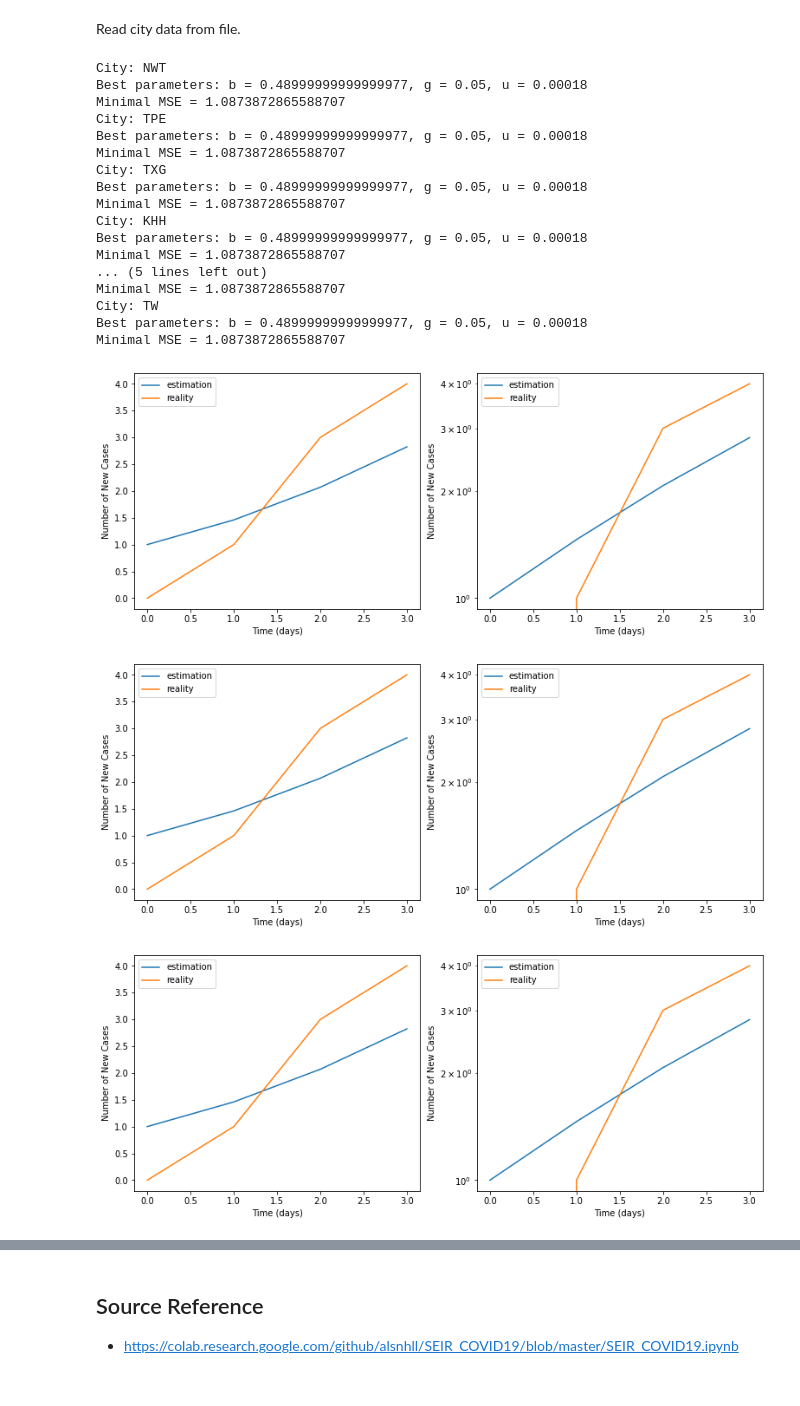
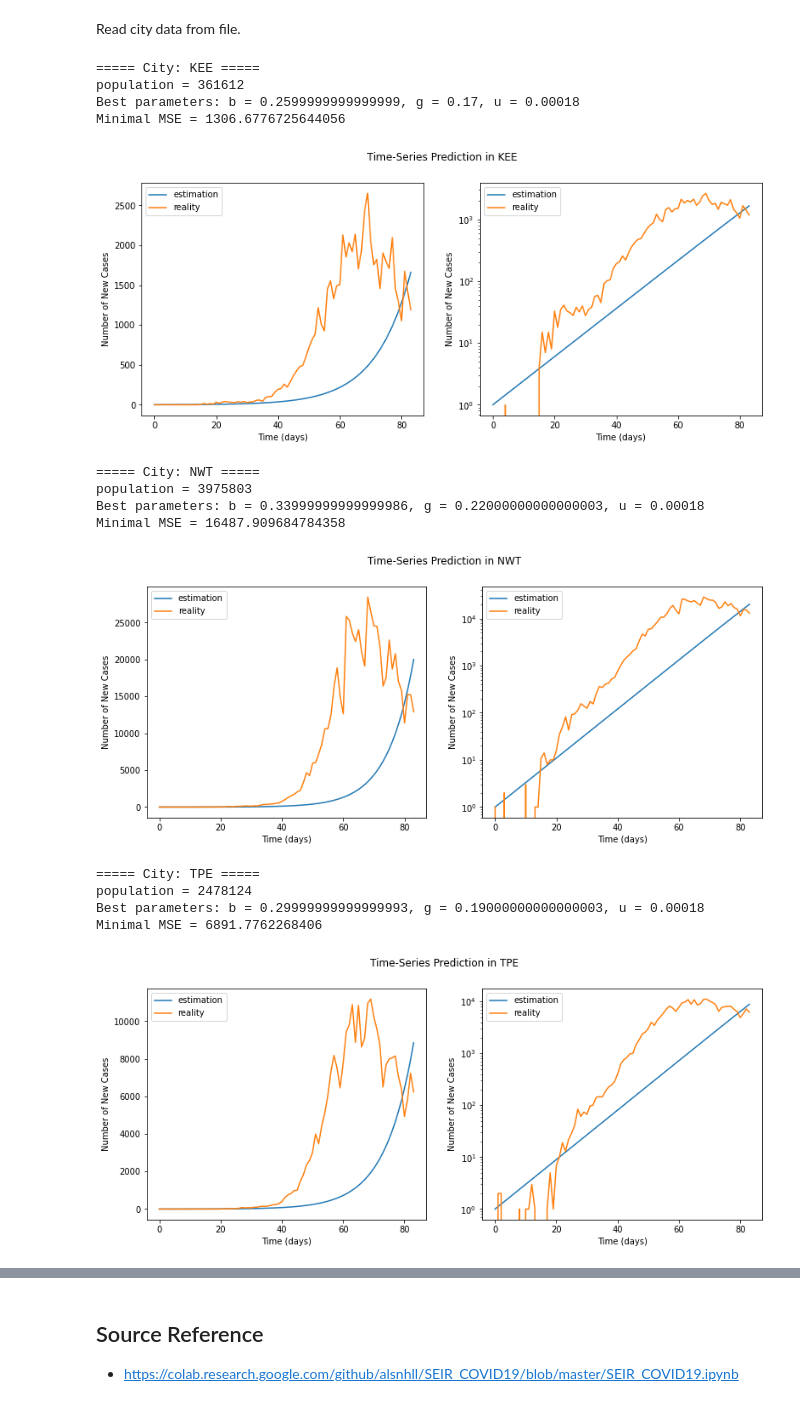
Before and after one commit to lydia7635/AI2022-Final, a Jupyter notebook: AI2022_SIRD_COVID19.ipynb, the cells around one changed output, grey strips where cells are left out. Cells and saved outputs as stored; diff of their text form; code cells hidden in the pictures.

Commit message:
fix: estimate SIRD parameters with files

```diff
--- a/AI2022_SIRD_COVID19.ipynb
+++ b/AI2022_SIRD_COVID19.ipynb
@@ -163,7 +163,7 @@ def gridSearch(N, new_infected_data, recovered_data):
     best_b, best_g, best_u = -1, -1, -1
 
     for b in np.arange(0.1, 0.5, 0.01):
-        for g in np.arange(0.05, 0.3, 0.01):
+        for g in np.arange(0.03, 0.3, 0.01):
             u = 0.00018     # fixed death rate
 
             error = MSE(new_infected_data, recovered_data, N, b, g, u)
@@ -175,7 +175,7 @@ def gridSearch(N, new_infected_data, recovered_data):
 # %% [markdown]
 Plot estimated and real new cases on linear and log scale.
 # %%
-def plotEsti(new_infected_data, N, b, g, u):
+def plotEsti(new_infected_data, N, b, g, u, city):
     tvec = np.arange(0, len(new_infected_data), 1)
     soln = odeint(SIRD, np.array([1, 0, 0]), tvec, args=(b, g, u, N))
     soln = np.vstack((soln[:, 0], new_infected_data)).transpose()
@@ -197,6 +197,10 @@ def plotEsti(new_infected_data, N, b, g, u):
     plt.legend(("estimation", "reality"))
     # plt.ylim([1,20000])
     # plt.tight_layout()
+
+    plt.suptitle(f'Time-Series Prediction in {city}')
+
+    plt.show()
 # %% [markdown]
 Estimate recovered cases.
 $$
@@ -209,15 +213,15 @@ $$
 def estiRecovered(new_infected_data):
     recovered_data = []
     for i in range(len(new_infected_data)):
-        if i - 7 >= 0:
-            recovered_data.append(int(new_infected_data[i-7] * 0.995))
+        if i - 5 >= 0:
+            recovered_data.append(int(new_infected_data[i-5] * 0.995))
         else:
             recovered_data.append(0)
     return np.array(recovered_data)
 # %% [markdown]
 Estimate parameters for one city or Taiwan.
 # %%
-def estiCity(N, new_infected_data):
+def estiCity(N, new_infected_data, city):
     # Kaohsiung data
     # new_infected_data = np.array([1,3,1,1,2,1,11,4,1,3,2,3,2,4,6,6,1,5,34,36,50,30,25,30,49,63,45,50,59,41,26,50,106,68,121,96,135,152,198,269,352,393,468,441,679,818,1042,1183,1782,2180,2076,1981,2069,3740,3326,3754,3886,3990,4341,5086,6967,6818,7788,7858,7451,7450,9774,9985,8809,11636,10023,9915,8616,10832,11728,10529])
     # N = 2700000    # city population
@@ -226,39 +230,43 @@ def estiCity(N, new_infected_data):
 
     print(f"Best parameters: b = {b}, g = {g}, u = {u}")
     print(f"Minimal MSE = {MSE(new_infected_data, recovered_data, N, b, g, u)}")
-    plotEsti(new_infected_data, N, b, g, u)
+    plotEsti(new_infected_data, N, b, g, u, city)
 # %% [markdown]
 Read city data from file.
 # %%
 # TODO: read from file: diagnosed, population
+populationDf = pd.read_csv('populationAdj.csv')
+confirmedDf = pd.read_csv('timeline_diagnosed.csv')
+confirmedDf['date'] = pd.to_datetime(confirmedDf['date'], format='%Y-%m-%d')
+confirmedDf.set_index('date', inplace=True)
 
-# city_code = ["KEE", "NWT", "TPE", "TAO", "HSZ", "HSQ", "MIA", "TXG", "CHA", "NAN", "YUN", "CYQ", "CYI", "TNN", "KHH", "PIF", "ILA", "HUA", "TTT", "PEN", "KIN", "LIE", "TW"]
-city_code = ["NWT", "TPE", "TXG", "KHH", "TTT", "PEN", "TW"]
+city_code = ["KEE", "NWT", "TPE", "TAO", "HSZ", "HSQ", "MIA", "TXG", "CHA", "NAN", "YUN", "CYQ", "CYI", "TNN", "KHH", "PIF", "ILA", "HUA", "TTT", "PEN", "KIN", "LIE", "TW"]
+# city_code = ["NWT", "TPE", "TXG", "KHH", "TTT", "PEN", "TW"]
 
 for city in city_code:
     # get new_infected_data for each city
-    new_infected_data = np.array([0, 1, 3, 4])  # for test
-    population = 10         # for test
-    print(f"City: {city}")
-    estiCity(population, new_infected_data)
+    # new_infected_data = np.array([0, 1, 3, 4])
+    singleCityDf = confirmedDf.loc[confirmedDf['city']==city].asfreq('D')
+    singleCityDf = singleCityDf[singleCityDf.index>='2022-03-10']
+    new_infected_data = singleCityDf.loc[:, 'count'].fillna(0).values
+    population = int(populationDf[populationDf['Region']==city]['population'])
+
+    print(f"===== City: {city} =====")
+    print(f"population = {population}")
+    estiCity(population, new_infected_data, city)
 # %% [output]
-City: NWT
-Best parameters: b = 0.48999999999999977, g = 0.05, u = 0.00018
-Minimal MSE = 1.0873872865588707
-City: TPE
-Best parameters: b = 0.48999999999999977, g = 0.05, u = 0.00018
-Minimal MSE = 1.0873872865588707
-City: TXG
-Best parameters: b = 0.48999999999999977, g = 0.05, u = 0.00018
-Minimal MSE = 1.0873872865588707
-City: KHH
-Best parameters: b = 0.48999999999999977, g = 0.05, u = 0.00018
-Minimal MSE = 1.0873872865588707
-... (5 lines left out)
-Minimal MSE = 1.0873872865588707
-City: TW
-Best parameters: b = 0.48999999999999977, g = 0.05, u = 0.00018
-Minimal MSE = 1.0873872865588707
+===== City: KEE =====
+population = 361612
+Best parameters: b = 0.2599999999999999, g = 0.17, u = 0.00018
+Minimal MSE = 1306.6776725644056
-[figure, old version]
+[figure, new version]
+===== City: NWT =====
+population = 3975803
+Best parameters: b = 0.33999999999999986, g = 0.22000000000000003, u = 0.00018
+Minimal MSE = 16487.909684784358
-[figure, old version]
+[figure, new version]
+===== City: TPE =====
+population = 2478124
+Best parameters: b = 0.29999999999999993, g = 0.19000000000000003, u = 0.00018
+Minimal MSE = 6891.7762268406
-[figure, old version]
+[figure, new version]
```
Also changed, not shown: parts of 5 cells of this notebook.
